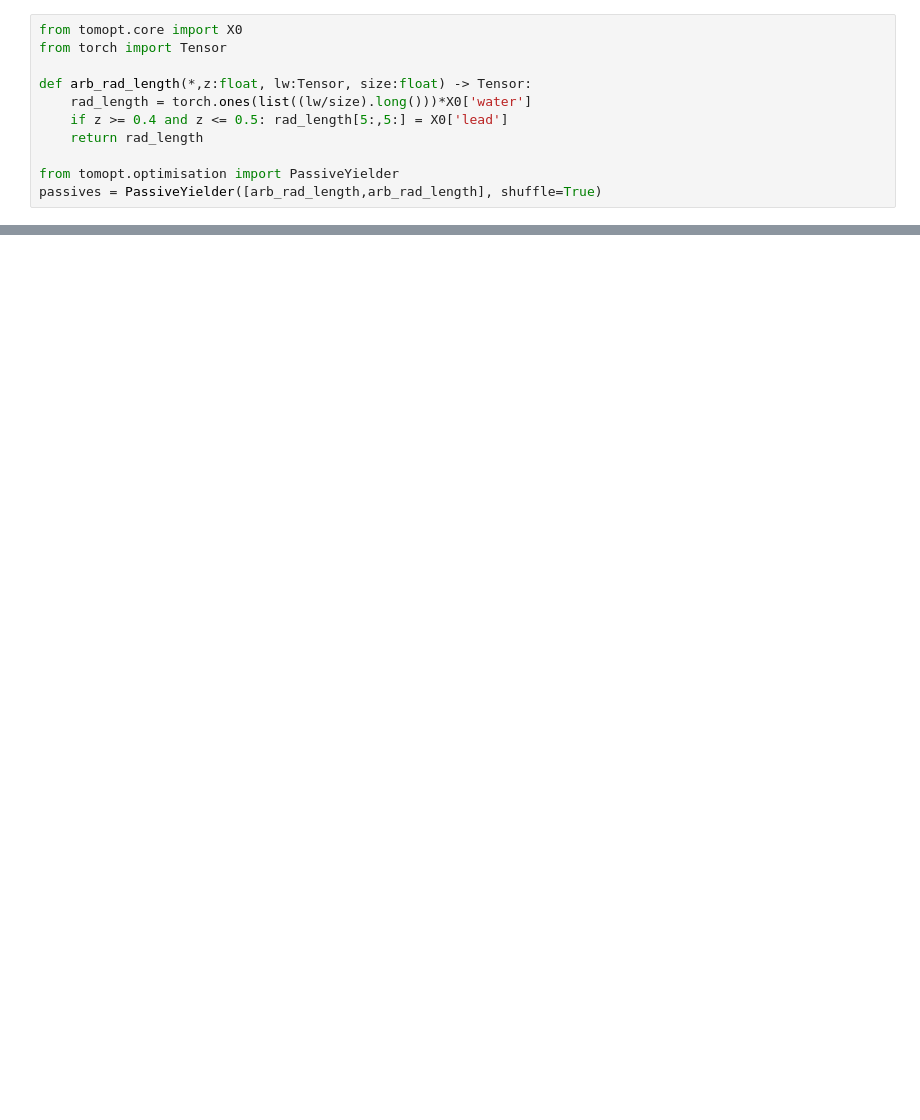
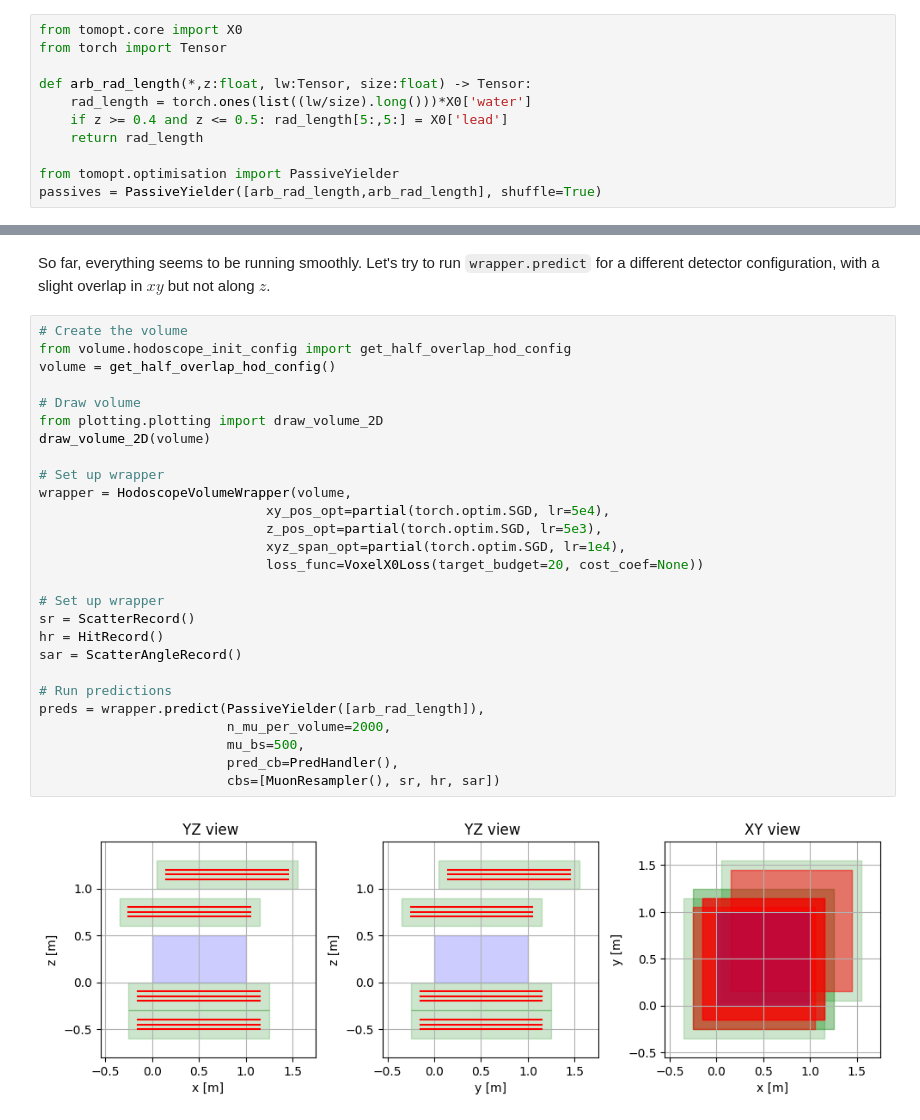
Before and after one commit to vischia/TomOptCargo, a Jupyter notebook: muon_hits_has_nans_dev.ipynb, the cells around one changed output, grey strips where cells are left out. Drawn from its saved outputs; the diff is of its cells as text; blank space fills up the shorter version.

```diff
--- a/muon_hits_has_nans_dev.ipynb
+++ b/muon_hits_has_nans_dev.ipynb
@@ -47,0 +110,31 @@ preds = wrapper.predict(PassiveYielder([arb_rad_length]),
+# %% [markdown]
+So far, everything seems to be running smoothly. Let's try to run `wrapper.predict` for a different detector configuration, with a slight overlap in $xy$ but not along $z$.
+# %%
+# Create the volume
+from volume.hodoscope_init_config import get_half_overlap_hod_config
+volume = get_half_overlap_hod_config()
+
+# Draw volume
+from plotting.plotting import draw_volume_2D
+draw_volume_2D(volume)
+
+# Set up wrapper
+wrapper = HodoscopeVolumeWrapper(volume,
+                             xy_pos_opt=partial(torch.optim.SGD, lr=5e4),
+                             z_pos_opt=partial(torch.optim.SGD, lr=5e3),
+                             xyz_span_opt=partial(torch.optim.SGD, lr=1e4),
+                             loss_func=VoxelX0Loss(target_budget=20, cost_coef=None))
+
+# Set up wrapper
+sr = ScatterRecord()
+hr = HitRecord()
+sar = ScatterAngleRecord()
+
+# Run predictions
+preds = wrapper.predict(PassiveYielder([arb_rad_length]),
+                        n_mu_per_volume=2000,
+                        mu_bs=500,
+                        pred_cb=PredHandler(),
+                        cbs=[MuonResampler(), sr, hr, sar])
+# %% [output]
+[figure, added]
```
Also changed, not shown: parts of 36 cells of this notebook.
